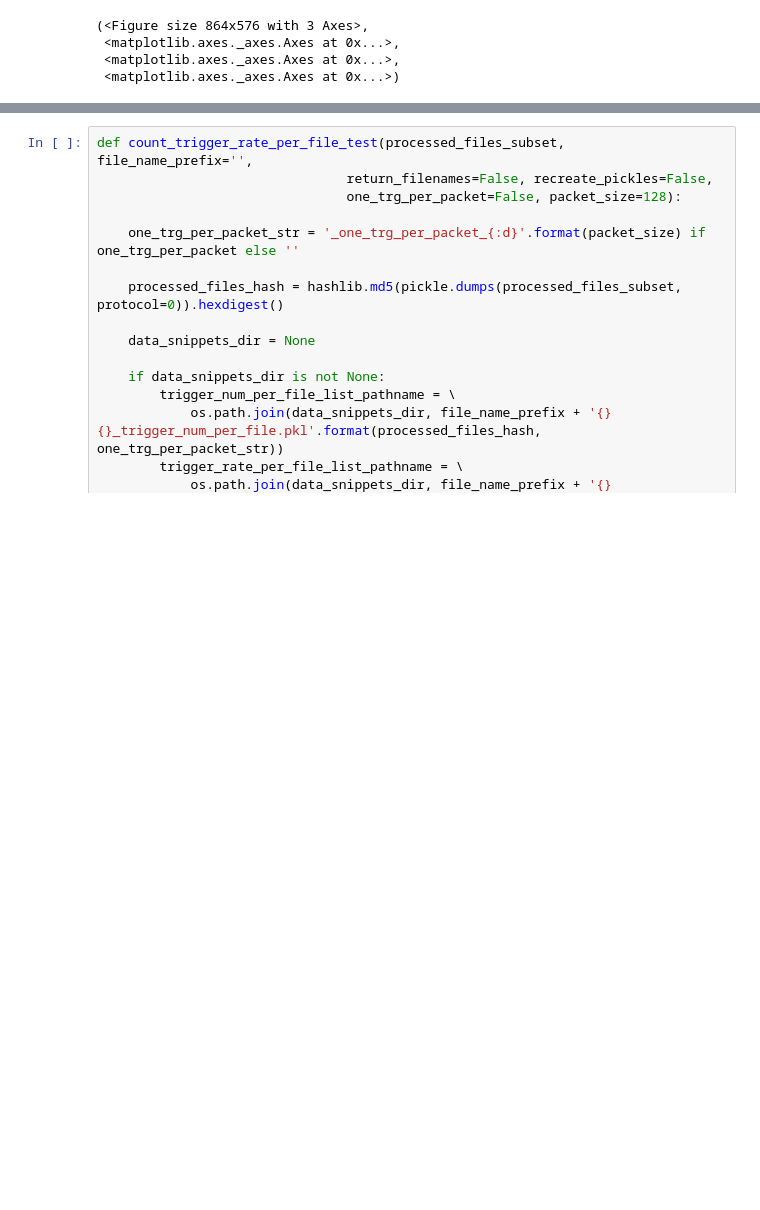
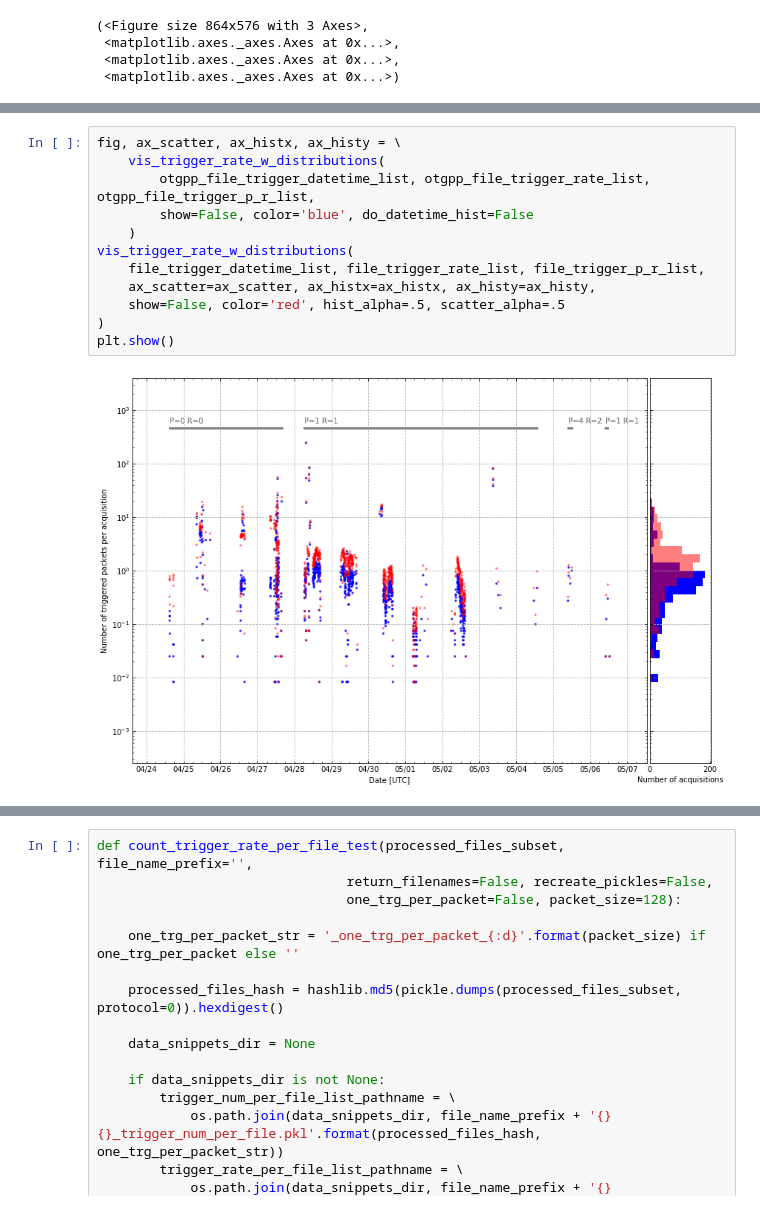
Before and after one commit to vrabelmichal/euso-patt-reco-notebooks, a Jupyter notebook: notebooks/trigger_rate_figures_hw_20190531.ipynb, the cells around one changed output, grey strips where cells are left out. Saved outputs shown, nothing was run; the diff lists cells and outputs as text; blank space fills up the shorter version.

```diff
--- a/notebooks/trigger_rate_figures_hw_20190531.ipynb
+++ b/notebooks/trigger_rate_figures_hw_20190531.ipynb
@@ -985,0 +1050,14 @@ vis_trigger_rate_w_distributions(
+# %%
+fig, ax_scatter, ax_histx, ax_histy = \
+    vis_trigger_rate_w_distributions(
+        otgpp_file_trigger_datetime_list, otgpp_file_trigger_rate_list, otgpp_file_trigger_p_r_list,
+        show=False, color='blue', do_datetime_hist=False
+    )
+vis_trigger_rate_w_distributions(
+    file_trigger_datetime_list, file_trigger_rate_list, file_trigger_p_r_list,
+    ax_scatter=ax_scatter, ax_histx=ax_histx, ax_histy=ax_histy,
+    show=False, color='red', hist_alpha=.5, scatter_alpha=.5
+)
+plt.show()
+# %% [output]
+[figure, added]
```
Also changed, not shown: parts of 15 cells of this notebook, 13 other files.
